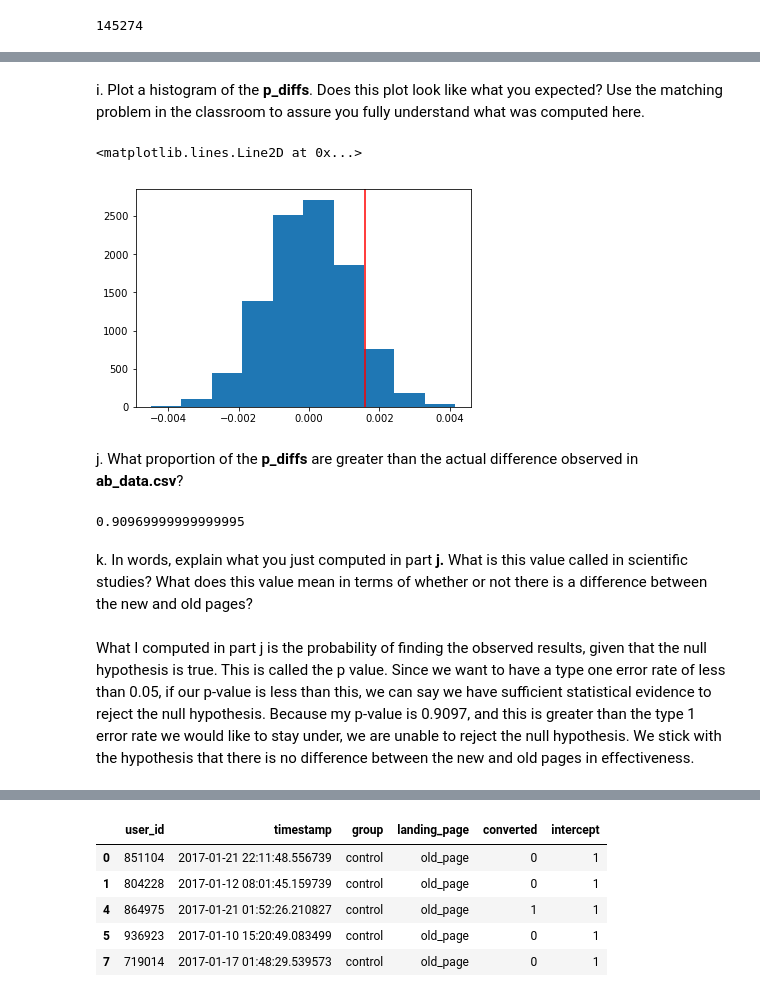
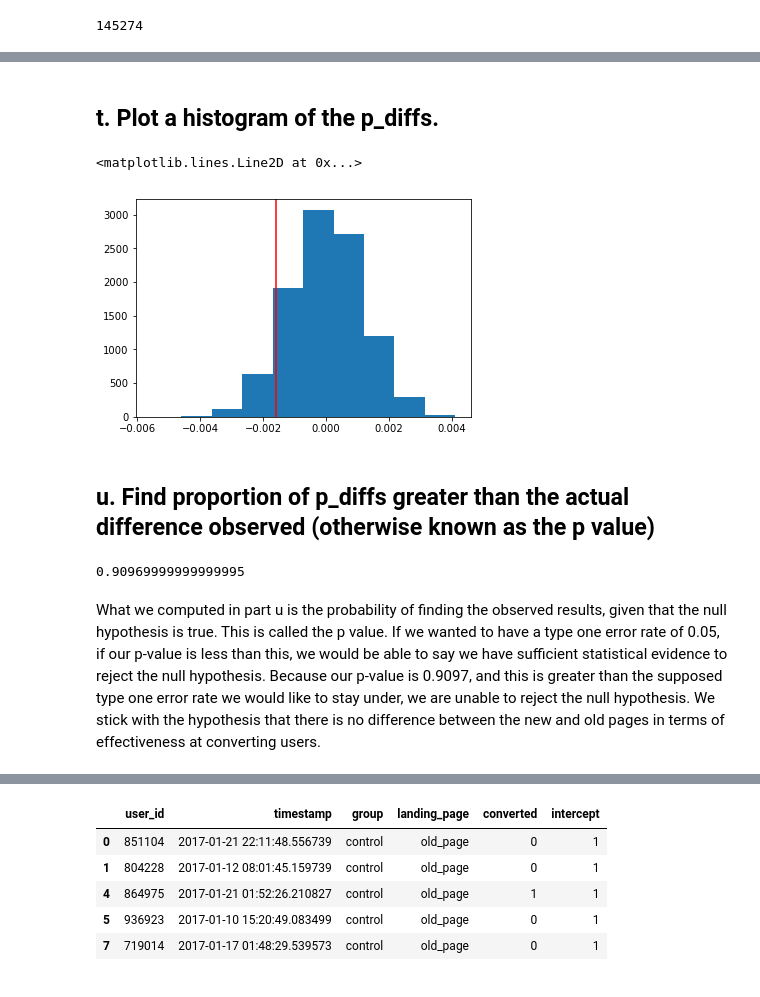
Before and after one commit to phanqandrew/Projects-Repo, a Jupyter notebook: AB Test Project/Analyze_ab_test_results_notebook.ipynb, the cells around one changed output, grey strips where cells are left out. Drawn from its saved outputs; the diff is of its cells as text; code cells hidden in the pictures.

```diff
--- a/AB Test Project/Analyze_ab_test_results_notebook.ipynb
+++ b/AB Test Project/Analyze_ab_test_results_notebook.ipynb
@@ -281,21 +270,19 @@ array([ 0.00012867, -0.00043568, -0.00057362, ..., -0.00114461,
-# %% [markdown]
-i. Plot a histogram of the **p_diffs**.  Does this plot look like what you expected?  Use the matching problem in the classroom to assure you fully understand what was computed here.
+# %% [markdown]
+## t. Plot a histogram of the **p_diffs**.
 # %%
 import matplotlib.pyplot as plt
 plt.hist(p_diffs)
-plt.axvline(x = prob_convert_given_control-prob_convert_given_treatment,color='red')
+plt.axvline(x = prob_convert_given_treatment-prob_convert_given_control,color='red')
 # plots the histogram
 # %% [output]
 <matplotlib.lines.Line2D at 0x...>
-[figure, old version]
+[figure, new version]
 # %% [markdown]
-j. What proportion of the **p_diffs** are greater than the actual difference observed in **ab_data.csv**?
+## u. Find proportion of p_diffs greater than the actual difference observed (otherwise known as the p value)
 # %%
 (p_diffs > prob_convert_given_treatment- prob_convert_given_control).mean()
 # p value calculation
 # %% [output]
 0.90969999999999995
-# %% [markdown]
-k. In words, explain what you just computed in part **j.**  What is this value called in scientific studies?  What does this value mean in terms of whether or not there is a difference between the new and old pages?
 # %% [markdown]
-What I computed in part j is the probability of finding the observed results, given that the null hypothesis is true. This is called the p value. Since we want to have a type one error rate of less than 0.05, if our p-value is less than this, we can say we have sufficient statistical evidence to reject the null hypothesis. Because my p-value is 0.9097, and this is greater than the type 1 error rate we would like to stay under, we are unable to reject the null hypothesis. We stick with the hypothesis that there is no difference between the new and old pages in effectiveness.
+What we computed in part u is the probability of finding the observed results, given that the null hypothesis is true. This is called the p value. If we wanted to have a type one error rate of 0.05, if our p-value is less than this, we would be able to say we have sufficient statistical evidence to reject the null hypothesis. Because our p-value is 0.9097, and this is greater than the supposed type one error rate we would like to stay under, we are unable to reject the null hypothesis. We stick with the hypothesis that there is no difference between the new and old pages in terms of effectiveness at converting users.
```
Also changed, not shown: parts of 112 cells of this notebook, 1 other file.
